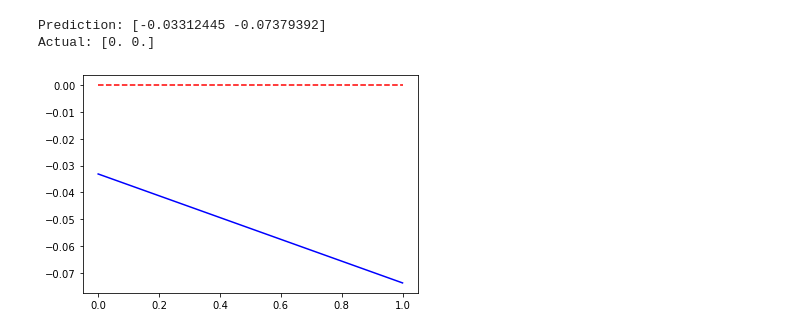
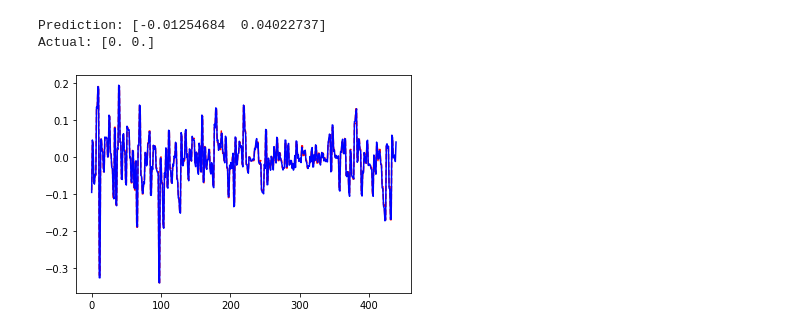
Before and after one commit to matrixleon18/SHUFE, a Jupyter notebook: jupyterlab/Model_Seq2Seq.ipynb, the cells around one changed output. Saved outputs shown, nothing was run; the diff lists cells and outputs as text; code cells hidden in the pictures.

```diff
--- a/jupyterlab/Model_Seq2Seq.ipynb
+++ b/jupyterlab/Model_Seq2Seq.ipynb
@@ -37,7 +37,7 @@ dataset = dataset.fillna(0)
 # 将数据按照BATCH_SIZE的窗口进行滑动，每个窗口数据做一组
 # # 数据转成sequence的格式，这里定义每个seq的长度
 SEQ_LENGTH = 60
-BATCH_SIZE = 1                                                        # 注意：BATCH_SIZE是要能够整除(total_seq_count-1)的
+BATCH_SIZE = 220                                                      # 注意：BATCH_SIZE是要能够整除(total_seq_count-1)的
 TEST_BATCH_COUNT = 1
 Y_SEQ_LEN = 2                                                         # 要用2个y来表示预测的第一天和预测的第二天，对应 "future" 和 "future2",每个y都是1-D的，y的seq_len是2
 Y_DIM = 1
@@ -66,16 +66,16 @@ test  = torch.tensor(test)
 # train = rolling_data[:train_batch_count, :, :, :]
 # test  = rolling_data[train_batch_count:, :, :, :]
 
-train_x, train_y = train[:,:,:,Y_SEQ_LEN:], train[:,:,-1:,0:Y_SEQ_LEN]           # [train_batch_count, batch_size, sequence_length, XorY dimission]
-test_x,  test_y  = test[:,:,:, Y_SEQ_LEN:],  test[:,:,-1:,0:Y_SEQ_LEN]           # [train_batch_count, batch_size, sequence_length, XorY dimission]
+train_x, train_y = train[:,:,:,Y_SEQ_LEN:], train[:,:,-1:,0:Y_SEQ_LEN]           # [train_batch_count, batch_size, sequence_length, X-dim or Y-seq_len]
+test_x,  test_y  = test[:,:,:, Y_SEQ_LEN:],  test[:,:,-1:,0:Y_SEQ_LEN]           # [train_batch_count, batch_size, sequence_length, X-dim or Y-seq_len]
 
-train_y = train_y.permute(0, 1, 3, 2)                                    # conver from [train_batch_count, batch_size, seq_length, y_seq_len]  to [train_batch_count, batch_size, y_seq_len, 1-dim]
-test_y  =  test_y.permute(0, 1, 3, 2)                                    # conver from [test_batch_count, batch_size, seq_length, y_seq_len]  to  [test_batch_count, batch_size, y_seq_len, 1-dim]
+train_y = train_y.permute(0, 1, 3, 2)                                            # conver from [train_batch_count, batch_size, seq_length, y_seq_len]  to [train_batch_count, batch_size, y_seq_len, y-dim]
+test_y  =  test_y.permute(0, 1, 3, 2)                                            # conver from [test_batch_count, batch_size, seq_length, y_seq_len]  to  [test_batch_count, batch_size, y_seq_len, y-dim]
 
-train_x = train_x.to(device)
-train_y = train_y.to(device)
-test_x = test_x.to(device)
-test_y = test_y.to(device)
+train_x = train_x.to(device)                                                     # train_x: torch.Size([2, 220, 60, 134])       [train_batch_count, batch_size, x_seq_len, x_dim]
+train_y = train_y.to(device)                                                     # train_y: torch.Size([2, 220, 2, 1])          [train_batch_count, batch_size, y_seq_len, y_dim]
+test_x = test_x.to(device)                                                       # test_x:  torch.Size([1, 220, 60, 134])       [test_batch_count,  batch_size, x_seq_len, x_dim]
+test_y = test_y.to(device)                                                       # test_y:  torch.Size([1, 220, 2, 1])          [test_batch_count,  batch_size, y_seq_len, y_dim]
 
 print("train_x: {}".format(train_x.shape))
 print("train_y: {}".format(train_y.shape))
@@ -155,8 +155,8 @@ class Decoder(nn.Module):
 DEC_INPUT_DIM   = 1
 HIDDEN_DIM      = 768
 NUM_LAYERS      = 5
-ENC_DROPOUT     = 0.5
-DEC_DROPOUT     = 0.5
+ENC_DROPOUT     = 0.1
+DEC_DROPOUT     = 0.1
 
 
 class Seq2Seq(nn.Module):
@@ -230,7 +230,7 @@ scheduler = torch.optim.lr_scheduler.ExponentialLR(optimizer, gamma=0.1, last_ep
 
 
 model.train()
-epoches = 300
+epoches = 10000
 epoch_loss = 0
 epoch_loss_list = []
 
@@ -247,11 +247,16 @@ for epoch in range(epoches):
         optimizer.step()
         epoch_loss += loss.data.cpu()
 
-    print("{} of {} epoch loss: {:.6f}".format(epoch, epoches, epoch_loss))
+    if epoch_loss.item() < 1e-4:
+        print('Epoch [{}/{}], Loss: {:.5f}'.format(epoch+1, epoches, loss.item()))
+        print("The loss value is reached")
+        break
+
+    print("{} of {} epoch loss:   {:.4f}   with  lr:   {}".format(epoch, epoches, epoch_loss.item(), optimizer.state_dict()['param_groups'][0]['lr']))
     epoch_loss_list.append(epoch_loss)
     epoch_loss = 0
 
-    if (epoch+1)%40 == 0:
+    if (epoch+1) % 2000 ==0:
         scheduler.step()
 
 plt.plot(epoch_loss_list)
@@ -278,22 +283,23 @@ KeyboardInterrupt:
 # %%
 # 用模型预测数据
 model.eval()
 test_loss = 0
+test_batch_count = test_x.shape[0]
 
-for step in range(test_x.shape[0]):
+for step in range(test_batch_count):
     pred = model(test_x[step], test_y[step], teacher_forcing_ratio=0)                       # 测试集上就不要teacher模式了。
 
     loss = loss_func(pred, test_y[step])
 
     print("Prediction: {}".format(pred[-1].cpu().detach().flatten().numpy()))
     print("Actual: {}".format(test_y[step][-1].cpu().detach().flatten().numpy()))
 
 actual_line = test_y[step].cpu().detach().flatten().numpy()
 pred_line   = pred.cpu().detach().flatten().numpy()
 plt.plot(actual_line, 'r--')
 plt.plot(pred_line, 'b-')
 plt.show()
 # %% [output]
-Prediction: [-0.03312445 -0.07379392]
+Prediction: [-0.01254684  0.04022737]
 Actual: [0. 0.]
-[figure, old version]
+[figure, new version]
```
Also changed, not shown: parts of 2 cells of this notebook.
